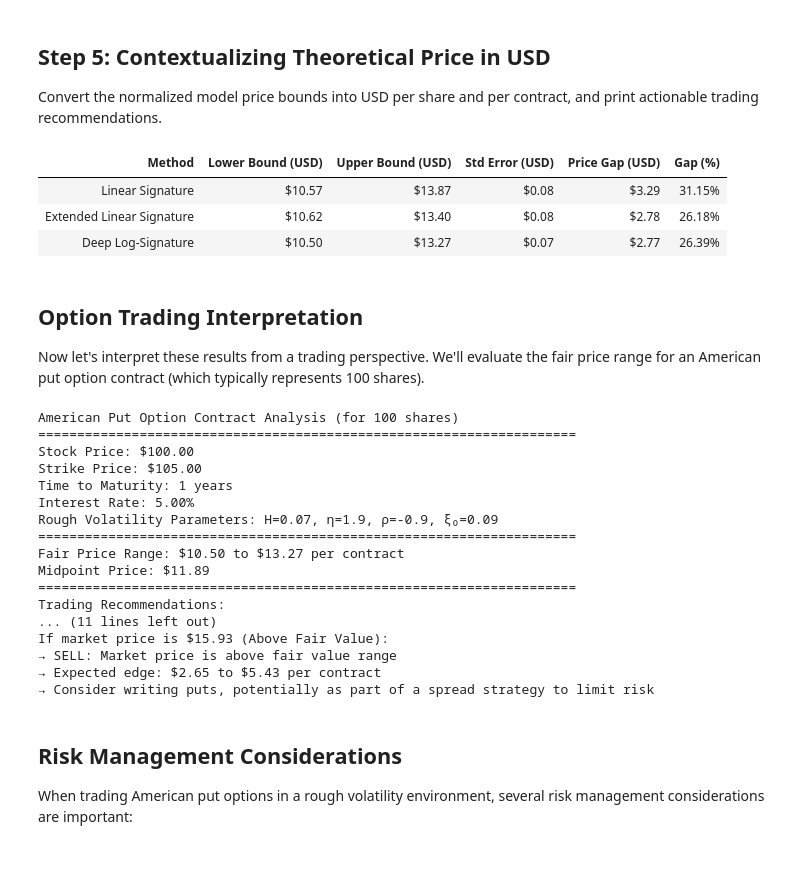
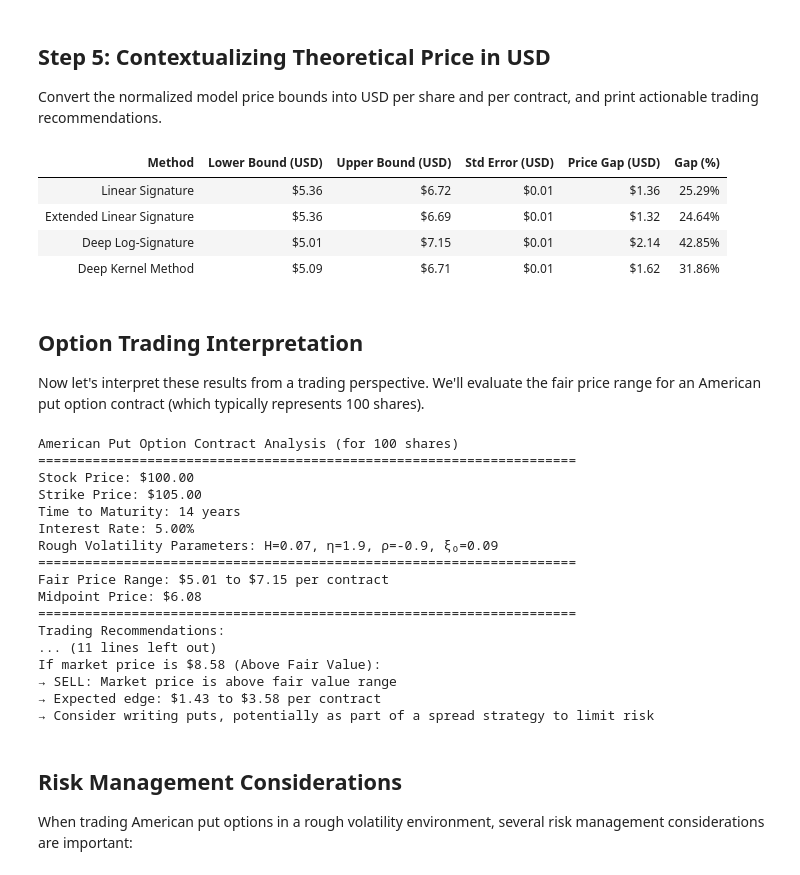
Before and after one commit to roshanshah11/American-Option-Pricing-Under-Time-Varying-Rough-Volatility, a Jupyter notebook: Notebooks/Roshan.ipynb, the cells around one changed output. Saved outputs shown, nothing was run; the diff lists cells and outputs as text; code cells hidden in the pictures.

```diff
--- a/Notebooks/Roshan.ipynb
+++ b/Notebooks/Roshan.ipynb
@@ -40,11 +40,12 @@ We start by defining the parameters of the model and importing the rough Berogmi
 # %%
 import numpy as np
 # Define all your parameters
-N1 = 12  # number of exercise-dates
-N = 120  # discretization-grid
+N1 = 14  # number of exercise-dates
+N = 252  # discretization-grid
 T = 14  # Maturity in days
-M = 2**15  # number of samples for training
-M2 = 2**15  # number of samples for testing
+T_years = T / 252  # Maturity in years
+M = 2**17  # number of samples for training
+M2 = 2**17  # number of samples for testing
 H = 0.07  # Hurst parameter
 eta = 1.9
 X0 = 1
@@ -67,8 +68,8 @@ from rBergomi_simulation import SimulationofrBergomi
 # %% [markdown]
 Next we define a function generating rough Bergomi prices, volatilies and the corresponding Brownian motion and payoff process. Then we generate training and testing data.
 # %%
-def generate_data(M, N, T, phi, rho, K, X0, H, xi, eta, r):
-    X, V, I, dI, dW1, dW2, dB, Y = SimulationofrBergomi(M, N, T, phi, rho, K, X0, H, xi, eta, r)
+def generate_data(M, N, T_years, phi, rho, K, X0, H, xi, eta, r):
+    X, V, I, dI, dW1, dW2, dB, Y = SimulationofrBergomi(M, N, T_years, phi, rho, K, X0, H, xi, eta, r)
 
     # Calculate Payoff
     Payoff = phi(X)
@@ -177,10 +178,11 @@ sys.path.extend([repo_root, ls_folder])
 from Linear_signature_optimal_stopping import LinearLongstaffSchwartzPricer, LinearDualPricer
 # ────────────────────────────────────────────────────────────────────────────────
 # %%
+
 #initialze the models
 ls_pricer = LinearLongstaffSchwartzPricer(
         N1=N1,
-        T=T,
+        T=T_years,
         r=r,
         mode="American Option",
         ridge=10**(-9)
@@ -189,7 +191,7 @@ ls_pricer = LinearLongstaffSchwartzPricer(
 dual_pricer = LinearDualPricer(
         N1=N1,
         N=N,
-        T=T,
+        T=T_years,
         r=r,
         LP_solver="CVXPY"
     )
@@ -463,51 +652,63 @@ Note: you may need to restart the kernel to use updated packages.
 Convert the normalized model price bounds into USD per share and per contract, and print actionable trading recommendations.
 # %%
 # Convert the normalized price bounds to actual USD values
-# Remember that our initial stock price X0 = 1 and strike = 1.05 are normalized
-
 actual_stock_price = X0 * 100  # USD per share
 actual_strike = strike * actual_stock_price  # USD per share
 
-# Convert normalized option price bounds to USD per share
+# Include all four methods in the list
 methods = [
     "Linear Signature",
     "Extended Linear Signature",
-    "Deep Log-Signature"
+    "Deep Log-Signature",
+    "Deep Kernel Method"  # Added the kernel method
 ]
 
 # Collect all price bounds
-lower_bounds = [lower_bound, lower_bound_extended, lower_bound_deep]
-upper_bounds = [upper_bound, upper_bound_extended, upper_bound_deep]
-stds = [lower_bound_std, lower_bound_extended_std, lower_bound_deep_std]
+lower_bounds = [lower_bound, lower_bound_extended, lower_bound_deep, lower_bound_kernel]
+upper_bounds = [upper_bound, upper_bound_extended, upper_bound_deep, upper_bound_kernel]
+stds = [lower_bound_std, lower_bound_extended_std, lower_bound_deep_std, lower_bound_kernel_std]
 
 # Create a table of results
 import pandas as pd
 from IPython.display import display, HTML
 
 results = []
 for i, method in enumerate(methods):
     usd_lower = float(lower_bounds[i]) * actual_stock_price
-    usd_upper = float(upper_bounds[i]) * actual_stock_price
+
+    # Handle the case where upper bound might not be available for kernel method
+    if i == 3 and 'upper_bound_kernel' not in locals():
+        usd_upper = float('nan')  # Use NaN if upper bound isn't available
+    else:
+        usd_upper = float(upper_bounds[i]) * actual_stock_price
+
     usd_std = float(stds[i]) * actual_stock_price / np.sqrt(M2)
-    gap = usd_upper - usd_lower
-    gap_percent = gap / usd_lower * 100
+
+    # Calculate gap only if upper bound exists
+    if not np.isnan(usd_upper):
+        gap = usd_upper - usd_lower
+        gap_percent = gap / usd_lower * 100
+    else:
+        gap = float('nan')
+        gap_percent = float('nan')
 
     results.append({
         "Method": method,
         "Lower Bound (USD)": f"${usd_lower:.2f}",
-        "Upper Bound (USD)": f"${usd_upper:.2f}",
+        "Upper Bound (USD)": f"${usd_upper:.2f}" if not np.isnan(usd_upper) else "N/A",
         "Std Error (USD)": f"${usd_std:.2f}",
-        "Price Gap (USD)": f"${gap:.2f}",
-        "Gap (%)": f"{gap_percent:.2f}%"
+        "Price Gap (USD)": f"${gap:.2f}" if not np.isnan(gap) else "N/A",
+        "Gap (%)": f"{gap_percent:.2f}%" if not np.isnan(gap_percent) else "N/A"
     })
 
 results_df = pd.DataFrame(results)
 display(HTML(results_df.to_html(index=False)))
 # %% [output]
 | Method | Lower Bound (USD) | Upper Bound (USD) | Std Error (USD) | Price Gap (USD) | Gap (%) |
-| Linear Signature | $10.57 | $13.87 | $0.08 | $3.29 | 31.15% |
-| Extended Linear Signature | $10.62 | $13.40 | $0.08 | $2.78 | 26.18% |
-| Deep Log-Signature | $10.50 | $13.27 | $0.07 | $2.77 | 26.39% |
+| Linear Signature | $5.36 | $6.72 | $0.01 | $1.36 | 25.29% |
+| Extended Linear Signature | $5.36 | $6.69 | $0.01 | $1.32 | 24.64% |
+| Deep Log-Signature | $5.01 | $7.15 | $0.01 | $2.14 | 42.85% |
+| Deep Kernel Method | $5.09 | $6.71 | $0.01 | $1.62 | 31.86% |
 # %% [markdown]
 ## Option Trading Interpretation
 
@@ -524,7 +725,7 @@ print(f"American Put Option Contract Analysis (for {shares_per_contract} shares)
 print(f"=====================================================================")
 print(f"Stock Price: ${actual_stock_price:.2f}")
 print(f"Strike Price: ${actual_strike:.2f}")
-print(f"Time to Maturity: {T} years")
+print(f"Time to Maturity: {T} days")
 print(f"Interest Rate: {r*100:.2f}%")
 print(f"Rough Volatility Parameters: H={H}, η={eta}, ρ={rho}, ξ₀={xi}")
 print(f"=====================================================================")
@@ -563,18 +764,18 @@ American Put Option Contract Analysis (for 100 shares)
 =====================================================================
 Stock Price: $100.00
 Strike Price: $105.00
-Time to Maturity: 1 years
+Time to Maturity: 14 years
 Interest Rate: 5.00%
 Rough Volatility Parameters: H=0.07, η=1.9, ρ=-0.9, ξ₀=0.09
 =====================================================================
-Fair Price Range: $10.50 to $13.27 per contract
-Midpoint Price: $11.89
+Fair Price Range: $5.01 to $7.15 per contract
+Midpoint Price: $6.08
 =====================================================================
 Trading Recommendations:
 ... (11 lines left out)
-If market price is $15.93 (Above Fair Value):
+If market price is $8.58 (Above Fair Value):
 → SELL: Market price is above fair value range
-→ Expected edge: $2.65 to $5.43 per contract
+→ Expected edge: $1.43 to $3.58 per contract
 → Consider writing puts, potentially as part of a spread strategy to limit risk
 # %% [markdown]
 ## Risk Management Considerations
```
Also changed, not shown: parts of 21 cells of this notebook, 6 other files.
